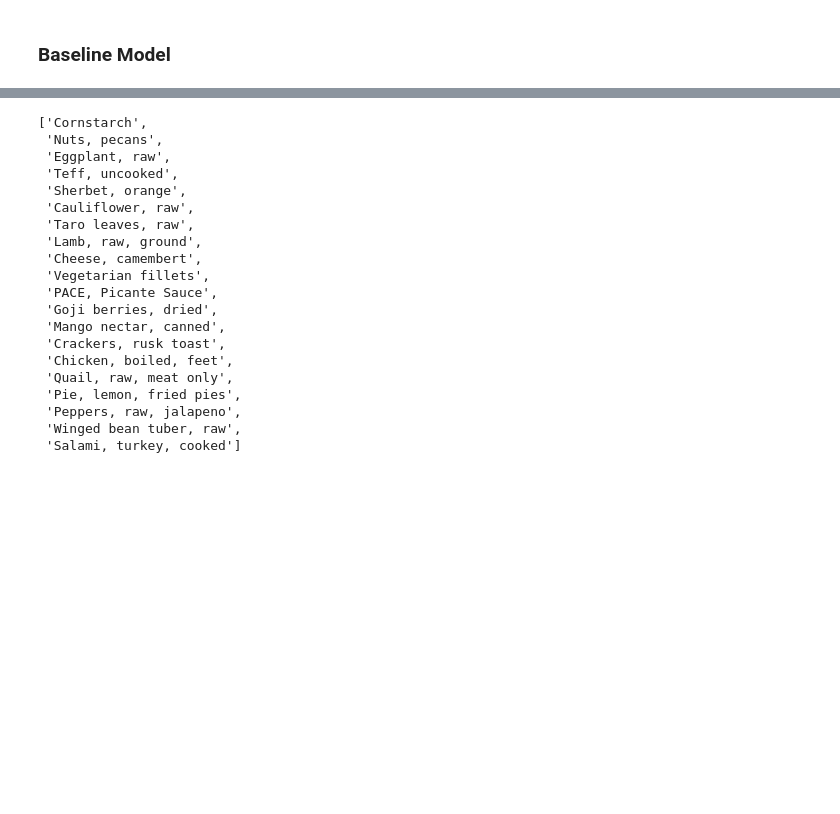
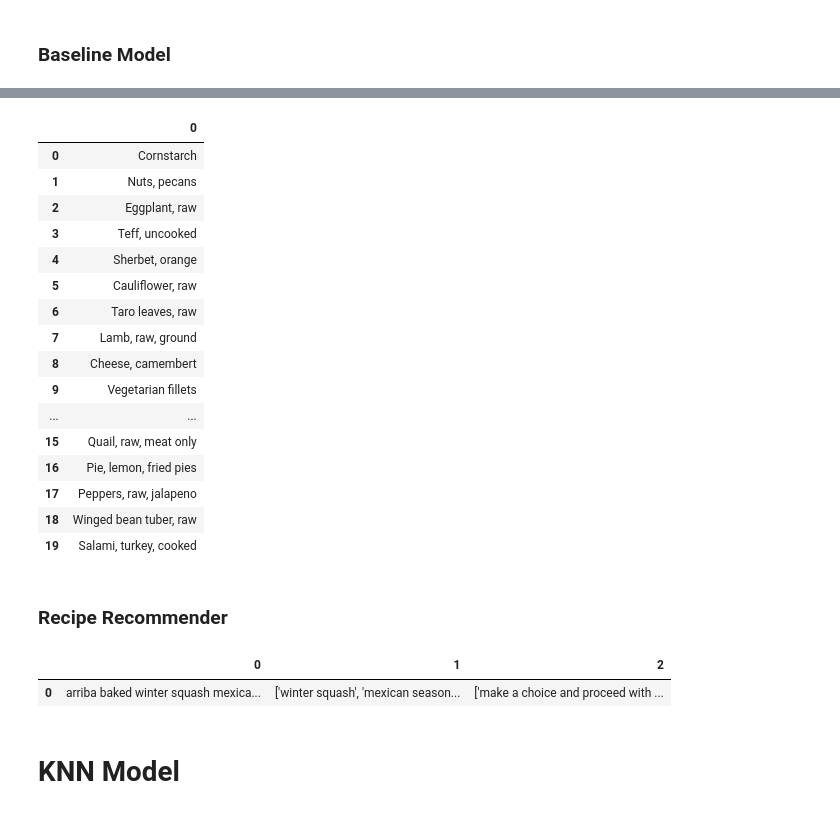
Before and after one commit to Mugangasia/NutriPal-Recipe-Recommendation-System-, a Jupyter notebook: NutriPal_Recipe_Recommendation_System.ipynb, the cells around one changed output, grey strips where cells are left out. Cells and saved outputs as stored; diff of their text form; code cells hidden in the pictures; blank space fills up the shorter version.

```diff
--- a/NutriPal_Recipe_Recommendation_System.ipynb
+++ b/NutriPal_Recipe_Recommendation_System.ipynb
@@ -713,27 +743,54 @@ recommender = CalorieBasedRecommender(Nutrition_df)
 target_calories = 1000
 num_recommendations = 20
 
-recommendations = recommender.recommend(target_calories, num_recommendations)
+recommendations = pd.DataFrame(recommender.recommend(target_calories, num_recommendations))
 # %%
 recommendations
 # %% [output]
-['Cornstarch',
- 'Nuts, pecans',
- 'Eggplant, raw',
- 'Teff, uncooked',
- 'Sherbet, orange',
- 'Cauliflower, raw',
- 'Taro leaves, raw',
- 'Lamb, raw, ground',
- 'Cheese, camembert',
- 'Vegetarian fillets',
- 'PACE, Picante Sauce',
- 'Goji berries, dried',
- 'Mango nectar, canned',
- 'Crackers, rusk toast',
- 'Chicken, boiled, feet',
- 'Quail, raw, meat only',
- 'Pie, lemon, fried pies',
- 'Peppers, raw, jalapeno',
- 'Winged bean tuber, raw',
- 'Salami, turkey, cooked']
+|  | 0 |
+| 0 | Cornstarch |
+| 1 | Nuts, pecans |
+| 2 | Eggplant, raw |
+| 3 | Teff, uncooked |
+| 4 | Sherbet, orange |
+| 5 | Cauliflower, raw |
+| 6 | Taro leaves, raw |
+| 7 | Lamb, raw, ground |
+| 8 | Cheese, camembert |
+| 9 | Vegetarian fillets |
+| ... | ... |
+| 15 | Quail, raw, meat only |
+| 16 | Pie, lemon, fried pies |
+| 17 | Peppers, raw, jalapeno |
+| 18 | Winged bean tuber, raw |
+| 19 | Salami, turkey, cooked |
+# %% [markdown]
+### Recipe Recommender
+# %%
+class RecipeRecommender:
+
+    def __init__(self, df):
+        self.df = df
+
+    def recommend(self, target_calories, num_recommendations=5):
+        recommendations = []
+        for index, row in self.df.iterrows():
+            if row['calories'] == target_calories:
+                recommendations.append((row['name'], row['ingredients'],row['steps']))
+            if len(recommendations) == num_recommendations:
+                break
+        return recommendations
+# %%
+from wordcloud import WordCloud
+recommender = RecipeRecommender(recipes_df)
+target_calories = 51.5
+num_recommendations = 1
+
+recommendations = pd.DataFrame(recommender.recommend(target_calories, num_recommendations))
+# %%
+recommendations
+# %% [output]
+|  | 0 | 1 | 2 |
+| 0 | arriba baked winter squash mexica... | ['winter squash', 'mexican season... | ['make a choice and proceed with ... |
+# %% [markdown]
+# KNN Model
```
Also changed, not shown: parts of 14 cells of this notebook.
